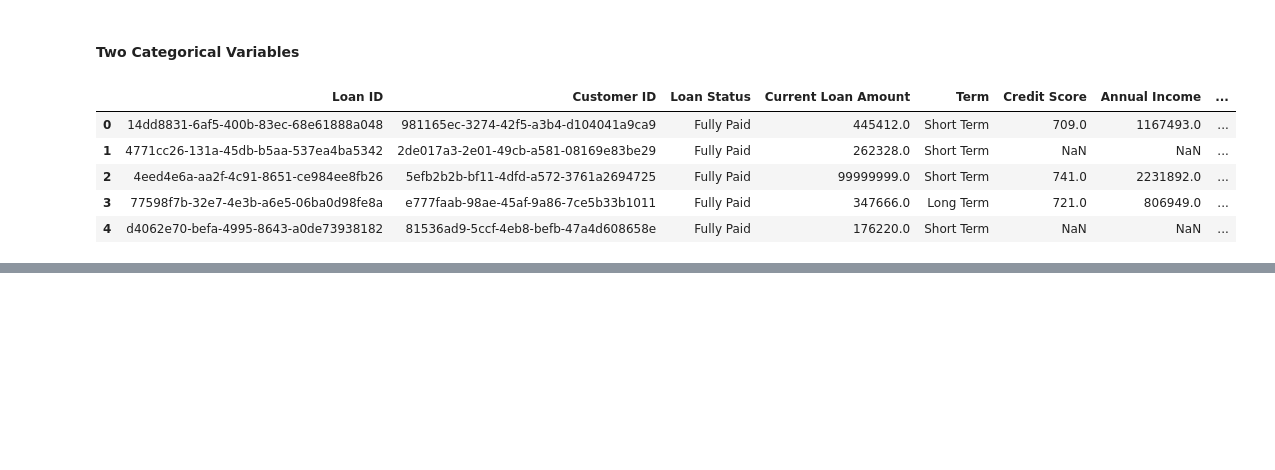
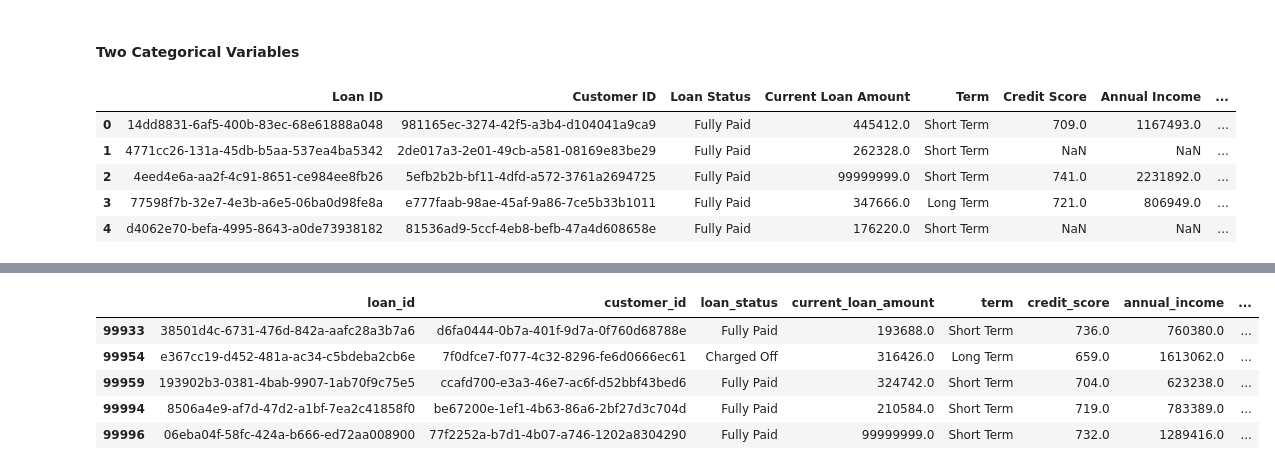
Before and after one commit to sitsawek/Practical-statistic-for-data-scientist, a Jupyter notebook: explore_data_analysis_part2.ipynb, the cells around one changed output, grey strips where cells are left out. Cells and saved outputs as stored; diff of their text form; code cells hidden in the pictures; blank space fills up the shorter version.

```diff
--- a/explore_data_analysis_part2.ipynb
+++ b/explore_data_analysis_part2.ipynb
@@ -517,3 +523,12 @@ data_crosstab
 |  | small_business | 11 | 19 |
 |  | vacation | 0 | 4 |
 |  | wedding | 2 | 10 |
+# %%
+one_year_current_job_data.tail()
+# %% [output]
+|  | loan_id | customer_id | loan_status | current_loan_amount | term | credit_score | annual_income | ... |
+| 99933 | 38501d4c-6731-476d-842a-aafc28a3b7a6 | d6fa0444-0b7a-401f-9d7a-0f760d68788e | Fully Paid | 193688.0 | Short Term | 736.0 | 760380.0 | ... |
+| 99954 | e367cc19-d452-481a-ac34-c5bdeba2cb6e | 7f0dfce7-f077-4c32-8296-fe6d0666ec61 | Charged Off | 316426.0 | Long Term | 659.0 | 1613062.0 | ... |
+| 99959 | 193902b3-0381-4bab-9907-1ab70f9c75e5 | ccafd700-e3a3-46e7-ac6f-d52bbf43bed6 | Fully Paid | 324742.0 | Short Term | 704.0 | 623238.0 | ... |
+| 99994 | 8506a4e9-af7d-47d2-a1bf-7ea2c41858f0 | be67200e-1ef1-4b63-86a6-2bf27d3c704d | Fully Paid | 210584.0 | Short Term | 719.0 | 783389.0 | ... |
+| 99996 | 06eba04f-58fc-424a-b666-ed72aa008900 | 77f2252a-b7d1-4b07-a746-1202a8304290 | Fully Paid | 99999999.0 | Short Term | 732.0 | 1289416.0 | ... |
```
Also changed, not shown: parts of 7 cells of this notebook.
